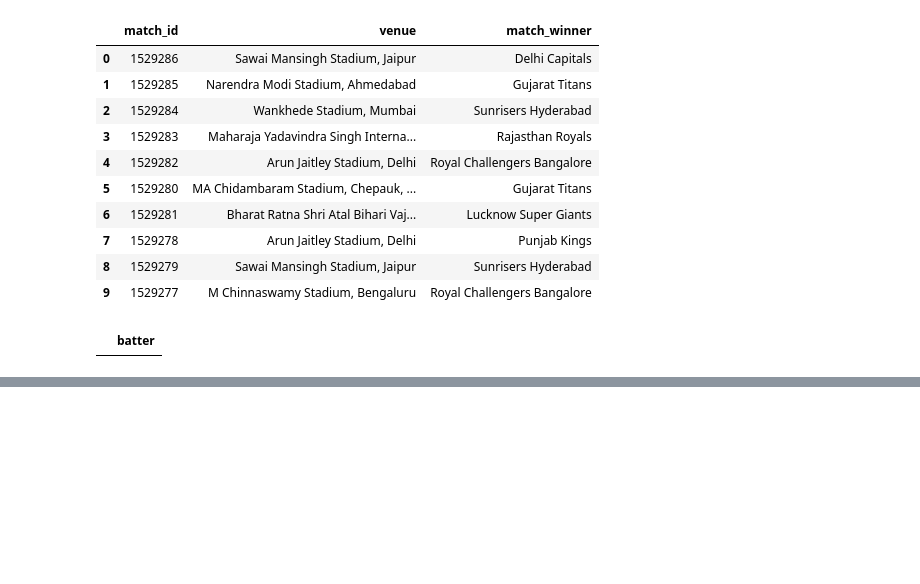
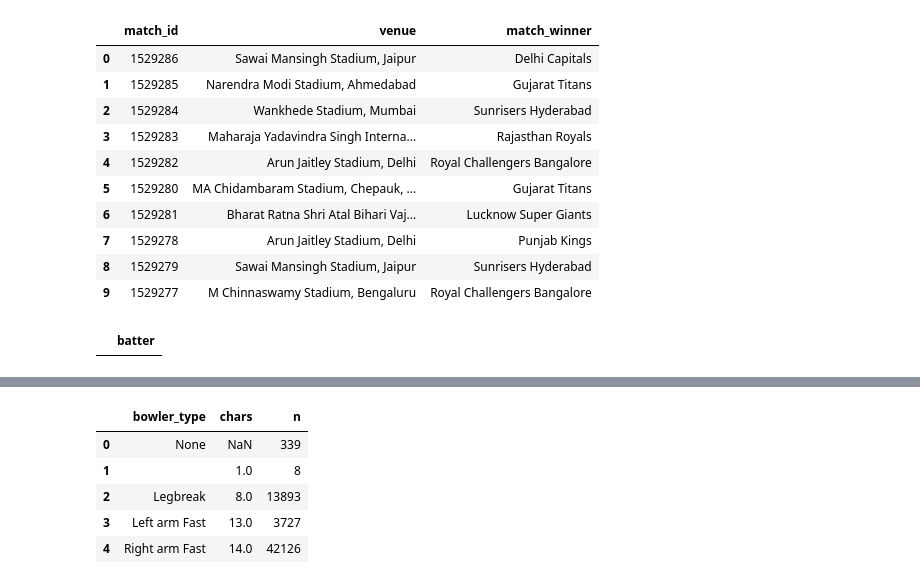
Before and after one commit to FathimaFarhana6852/ipl-cricket-analytics, a Jupyter notebook: notebooks/FathimaFarhana_sql_practice.ipynb, the cells around one changed output, grey strips where cells are left out. Cells and saved outputs as stored; diff of their text form; code cells hidden in the pictures; blank space fills up the shorter version.

```diff
--- a/notebooks/sql_practise.ipynb
+++ b/notebooks/FathimaFarhana_sql_practice.ipynb
@@ -199,0 +228,15 @@ ORDER BY d.batter;
+# %%
+query('''
+SELECT bowler_type,LENGTH(bowler_type) AS chars, COUNT(*) AS n
+FROM deliveries
+GROUP BY bowler_type
+ORDER BY chars
+LIMIT 5;
+''')
+# %% [output]
+|  | bowler_type | chars | n |
+| 0 | None | NaN | 339 |
+| 1 |  | 1.0 | 8 |
+| 2 | Legbreak | 8.0 | 13893 |
+| 3 | Left arm Fast | 13.0 | 3727 |
+| 4 | Right arm Fast | 14.0 | 42126 |
```
Also changed, not shown: parts of 8 cells of this notebook.
